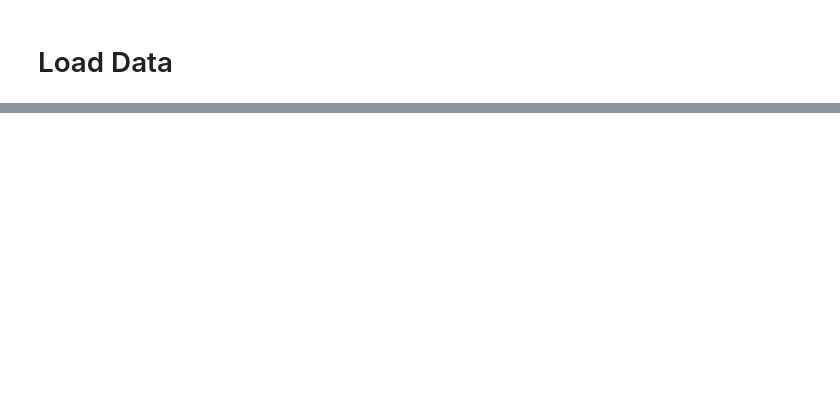
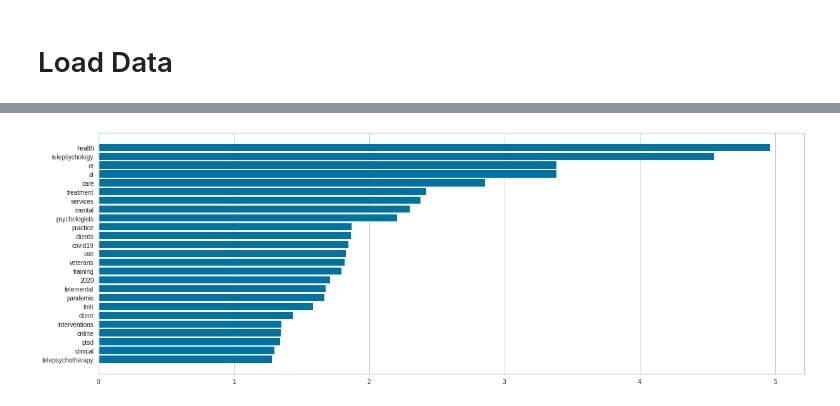
Before and after one commit to VintageGold/Text_Summarization, a Jupyter notebook: Text_Summarization.ipynb, the cells around one changed output, grey strips where cells are left out. Saved outputs shown, nothing was run; the diff lists cells and outputs as text; code cells hidden in the pictures; blank space fills up the shorter version.

```diff
--- a/Text_Summarization.ipynb
+++ b/Text_Summarization.ipynb
@@ -37,0 +138,9 @@ df_metadata.head()
+# %%
+vectorizer = TfidfVectorizer(stop_words='english')
+docs       = vectorizer.fit_transform(text for text in df_metadata['Content_Clean'])
+features   = vectorizer.get_feature_names()
+
+visualizer = FreqDistVisualizer(features=features, orient='H',n=25)
+_ = visualizer.fit(docs)
+# %% [output]
+[figure, added]
```
Also changed, not shown: parts of 17 cells of this notebook.
